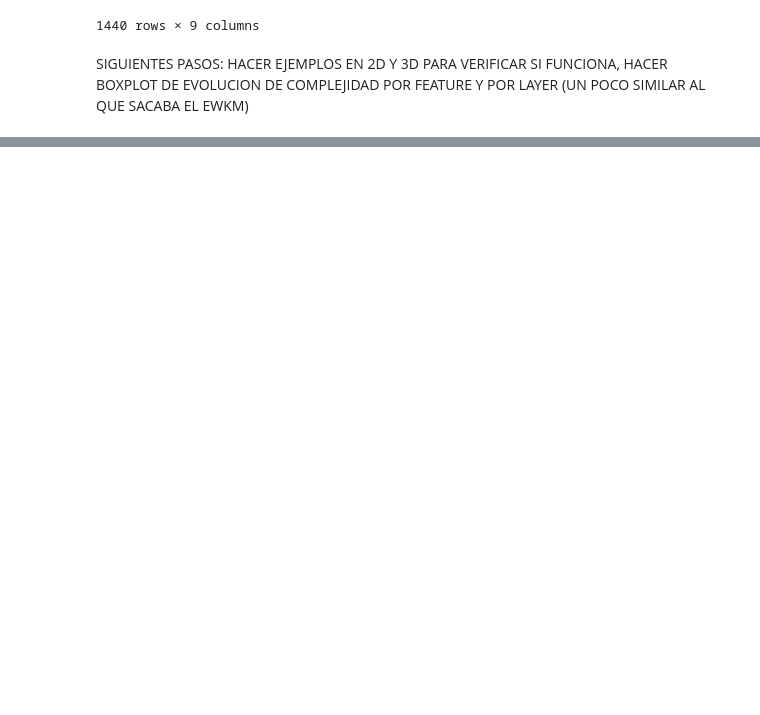
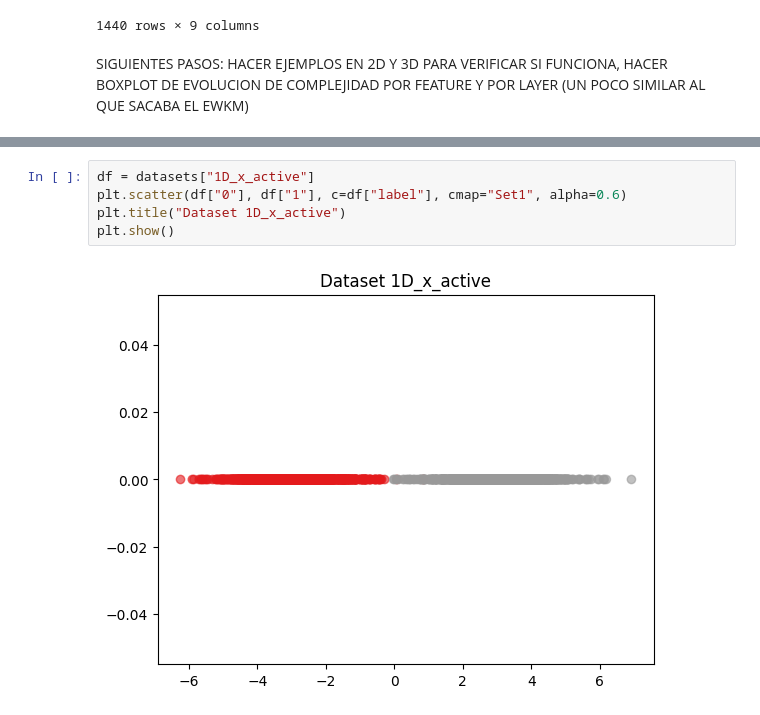
Before and after one commit to carmenlancho/FeatureSelection_Complexity, a Jupyter notebook: Notebooks/TrackingCentroides_Hostility.ipynb, the cells around one changed output, grey strips where cells are left out. Drawn from its saved outputs; the diff is of its cells as text; blank space fills up the shorter version.

```diff
--- a/Notebooks/TrackingCentroides_Hostility.ipynb
+++ b/Notebooks/TrackingCentroides_Hostility.ipynb
@@ -132,0 +247,7 @@ SIGUIENTES PASOS: HACER EJEMPLOS EN 2D Y 3D PARA VERIFICAR SI FUNCIONA, HACER BO
+# %%
+df = datasets["1D_x_active"]
+plt.scatter(df["0"], df["1"], c=df["label"], cmap="Set1", alpha=0.6)
+plt.title("Dataset 1D_x_active")
+plt.show()
+# %% [output]
+[figure, added]
```
Also changed, not shown: parts of 15 cells of this notebook.
